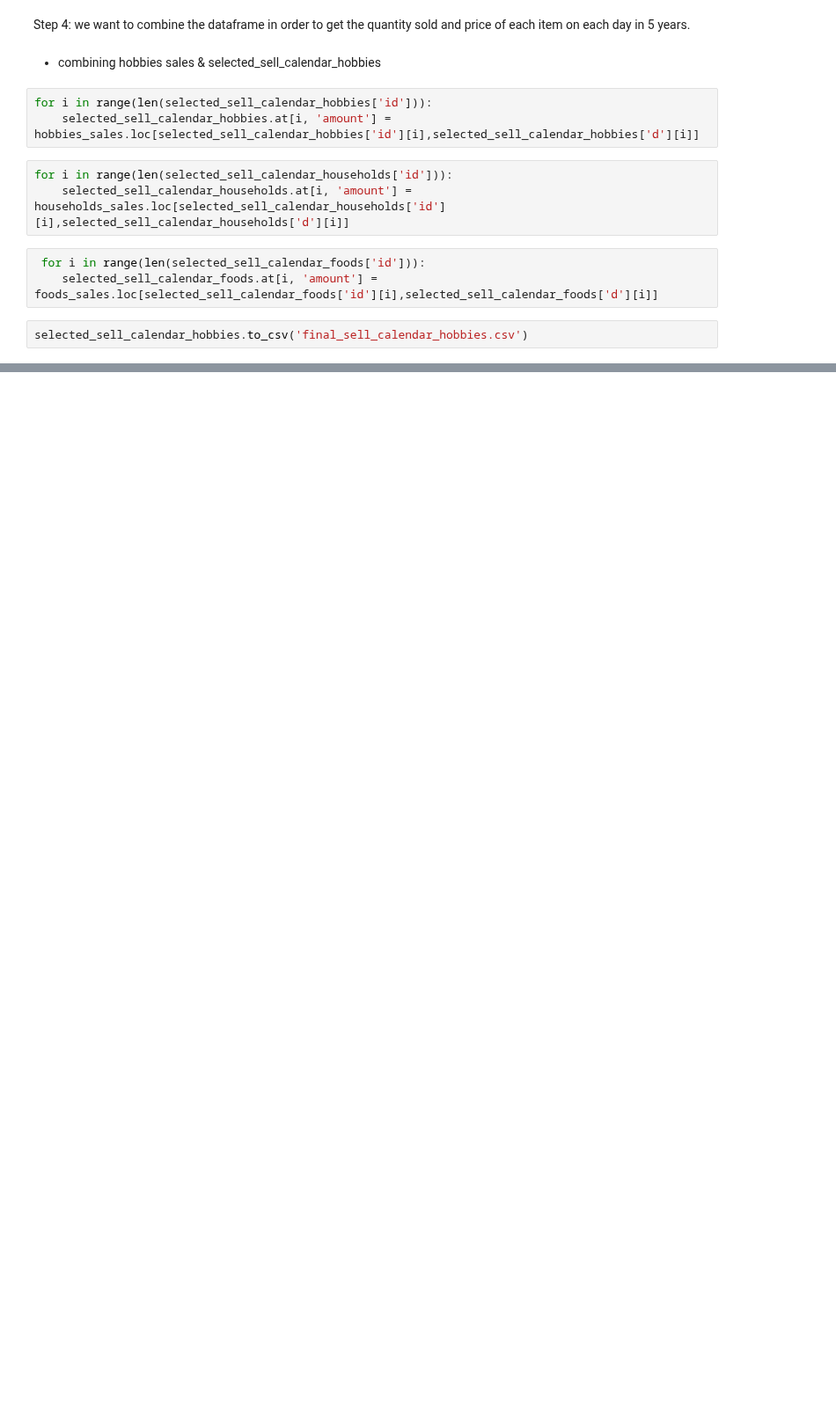
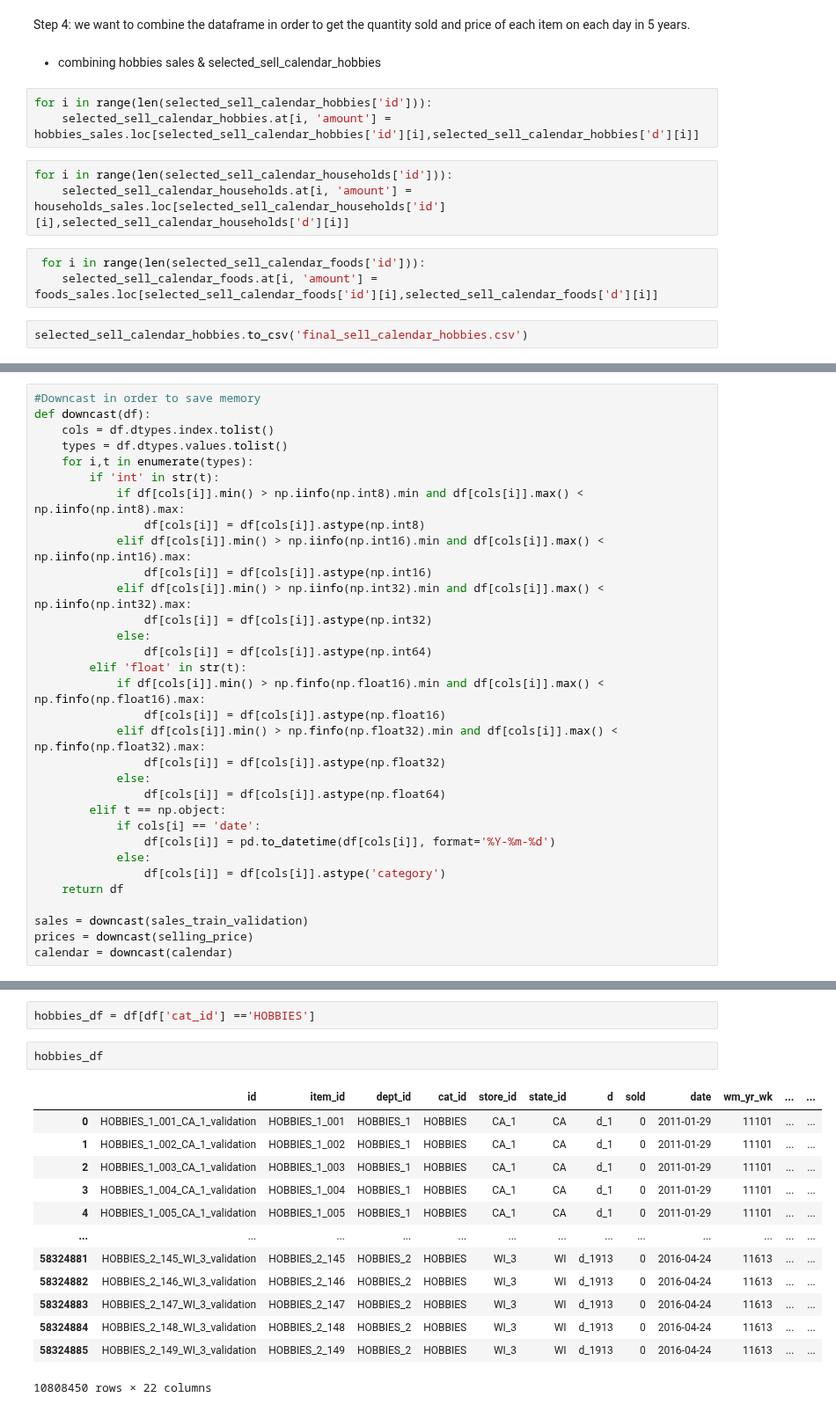
Before and after one commit to aaronmonash24/FYP, a Jupyter notebook: Data Analysis/DataPreprocessing.ipynb, the cells around one changed output, grey strips where cells are left out. Shown at 88% size. Saved outputs shown, nothing was run; the diff lists cells and outputs as text; blank space fills up the shorter version.

Commit message:
Downcast dataset
changed way to preprocess the dataset

```diff
--- a/Data Analysis/DataPreprocessing.ipynb
+++ b/Data Analysis/DataPreprocessing.ipynb
@@ -266,0 +227,32 @@ df = pd.merge(df, prices, on=['store_id','item_id','wm_yr_wk'], how='left')
+# %%
+#Downcast in order to save memory
+def downcast(df):
+    cols = df.dtypes.index.tolist()
+    types = df.dtypes.values.tolist()
+    for i,t in enumerate(types):
+        if 'int' in str(t):
+            if df[cols[i]].min() > np.iinfo(np.int8).min and df[cols[i]].max() < np.iinfo(np.int8).max:
+                df[cols[i]] = df[cols[i]].astype(np.int8)
+            elif df[cols[i]].min() > np.iinfo(np.int16).min and df[cols[i]].max() < np.iinfo(np.int16).max:
+                df[cols[i]] = df[cols[i]].astype(np.int16)
+            elif df[cols[i]].min() > np.iinfo(np.int32).min and df[cols[i]].max() < np.iinfo(np.int32).max:
+                df[cols[i]] = df[cols[i]].astype(np.int32)
+            else:
+                df[cols[i]] = df[cols[i]].astype(np.int64)
+        elif 'float' in str(t):
+            if df[cols[i]].min() > np.finfo(np.float16).min and df[cols[i]].max() < np.finfo(np.float16).max:
+                df[cols[i]] = df[cols[i]].astype(np.float16)
+            elif df[cols[i]].min() > np.finfo(np.float32).min and df[cols[i]].max() < np.finfo(np.float32).max:
+                df[cols[i]] = df[cols[i]].astype(np.float32)
+            else:
+                df[cols[i]] = df[cols[i]].astype(np.float64)
+        elif t == np.object:
+            if cols[i] == 'date':
+                df[cols[i]] = pd.to_datetime(df[cols[i]], format='%Y-%m-%d')
+            else:
+                df[cols[i]] = df[cols[i]].astype('category')
+    return df
+
+sales = downcast(sales_train_validation)
+prices = downcast(selling_price)
+calendar = downcast(calendar)
@@ -266,0 +276,18 @@ df = pd.merge(df, prices, on=['store_id','item_id','wm_yr_wk'], how='left')
+# %%
+hobbies_df = df[df['cat_id'] =='HOBBIES']
+# %%
+hobbies_df
+# %% [output]
+|  | id | item_id | dept_id | cat_id | store_id | state_id | d | sold | date | wm_yr_wk | ... | ... |
+| 0 | HOBBIES_1_001_CA_1_validation | HOBBIES_1_001 | HOBBIES_1 | HOBBIES | CA_1 | CA | d_1 | 0 | 2011-01-29 | 11101 | ... | ... |
+| 1 | HOBBIES_1_002_CA_1_validation | HOBBIES_1_002 | HOBBIES_1 | HOBBIES | CA_1 | CA | d_1 | 0 | 2011-01-29 | 11101 | ... | ... |
+| 2 | HOBBIES_1_003_CA_1_validation | HOBBIES_1_003 | HOBBIES_1 | HOBBIES | CA_1 | CA | d_1 | 0 | 2011-01-29 | 11101 | ... | ... |
+| 3 | HOBBIES_1_004_CA_1_validation | HOBBIES_1_004 | HOBBIES_1 | HOBBIES | CA_1 | CA | d_1 | 0 | 2011-01-29 | 11101 | ... | ... |
+| 4 | HOBBIES_1_005_CA_1_validation | HOBBIES_1_005 | HOBBIES_1 | HOBBIES | CA_1 | CA | d_1 | 0 | 2011-01-29 | 11101 | ... | ... |
+| ... | ... | ... | ... | ... | ... | ... | ... | ... | ... | ... | ... | ... |
+| 58324881 | HOBBIES_2_145_WI_3_validation | HOBBIES_2_145 | HOBBIES_2 | HOBBIES | WI_3 | WI | d_1913 | 0 | 2016-04-24 | 11613 | ... | ... |
+| 58324882 | HOBBIES_2_146_WI_3_validation | HOBBIES_2_146 | HOBBIES_2 | HOBBIES | WI_3 | WI | d_1913 | 0 | 2016-04-24 | 11613 | ... | ... |
+| 58324883 | HOBBIES_2_147_WI_3_validation | HOBBIES_2_147 | HOBBIES_2 | HOBBIES | WI_3 | WI | d_1913 | 0 | 2016-04-24 | 11613 | ... | ... |
+| 58324884 | HOBBIES_2_148_WI_3_validation | HOBBIES_2_148 | HOBBIES_2 | HOBBIES | WI_3 | WI | d_1913 | 0 | 2016-04-24 | 11613 | ... | ... |
+| 58324885 | HOBBIES_2_149_WI_3_validation | HOBBIES_2_149 | HOBBIES_2 | HOBBIES | WI_3 | WI | d_1913 | 0 | 2016-04-24 | 11613 | ... | ... |
+10808450 rows × 22 columns
```
Also changed, not shown: parts of 27 cells of this notebook, 4 other files.
